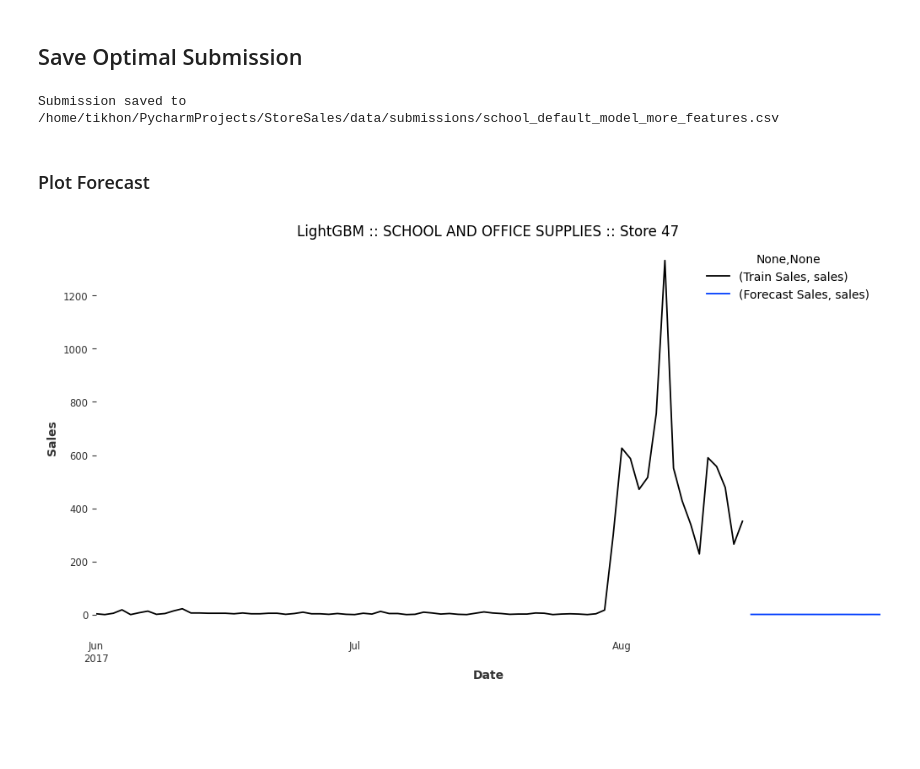
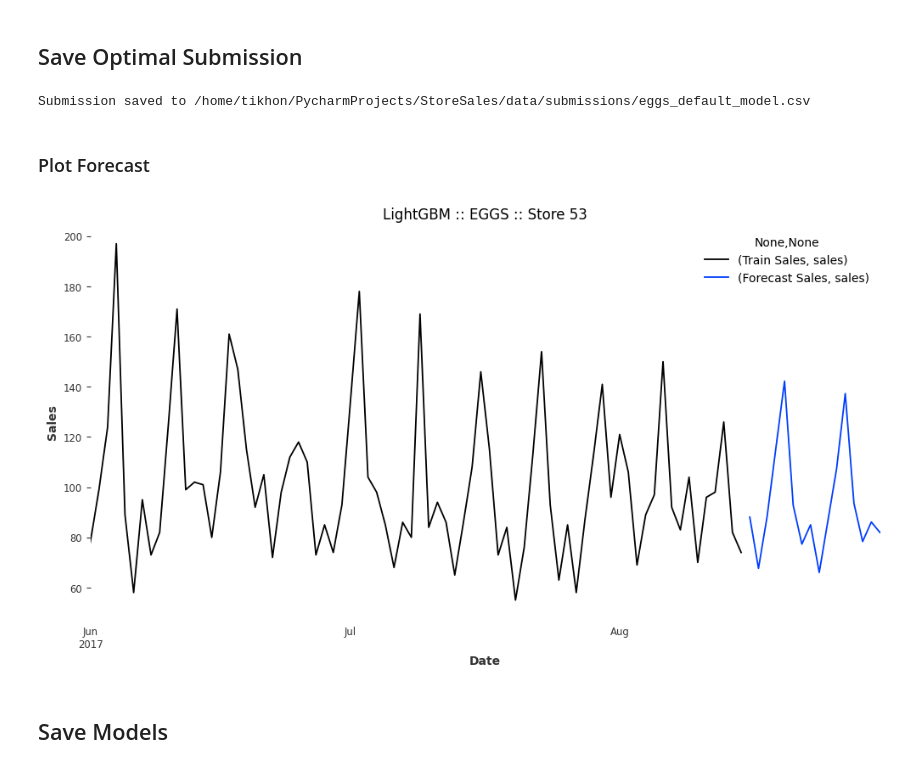
Before and after one commit to Tikhon-Radkevich/Store-Sales, a Jupyter notebook: notebooks/light_gbm/darts_light_gbm_implementation.ipynb, the cells around one changed output. Saved outputs shown, nothing was run; the diff lists cells and outputs as text; code cells hidden in the pictures; blank space fills up the shorter version.

```diff
--- a/notebooks/light_gbm/darts_light_gbm_implementation.ipynb
+++ b/notebooks/light_gbm/darts_light_gbm_implementation.ipynb
@@ -287,14 +241,14 @@ param_suggestor = param_suggestor_class(
     lags=series_lags,
     lags_future_covariates=lags_future_covariates,
     lags_past_covariates=lags_past_covariates,
-    # categorical_static_covariates=CAT_STATIC_COVS,
-    # categorical_future_covariates=CAT_FUTURE_COVS,
+    categorical_static_covariates=CAT_STATIC_COVS,
+    categorical_future_covariates=CAT_FUTURE_COVS,
 )
 # %%
 tuner = LightGBMModelTuner(
     family_datasets=family_datasets, families=families, param_suggestor=param_suggestor
 )
 # %%
-tuner.run_parallel_tune(
-    evaluate_range=VALIDATION_DATE_RANGE, n_jobs=6, eval_stride=1, n_trials=1
+tuner.run_tune(
+    evaluate_range=VALIDATION_DATE_RANGE, eval_stride=1, n_trials=1
 )
@@ -302,7 +274,7 @@ tuner.run_parallel_tune(
 
 #### Fit Best Models
 # %%
-best_lgb_models = tuner.fit_best(n_jobs=6)
+best_lgb_models = tuner.parallel_fit_best(n_jobs=1)
 # %%
 print_models_params(best_lgb_models)
 # %% [output]
@@ -359,7 +331,11 @@ baseline_model_names = ["daily", "day_of_week", "weighted_day"]
 # %% [markdown]
 ### Make LightGBM Predictions && Create Combined Predictor
 # %%
-lightgbm_prediction_df = make_submission_predictions(family_datasets, best_lgb_models)
+lightgbm_prediction_df = make_submission_predictions(
+    scaler=scaler,
+    family_datasets=family_datasets,
+    models=best_lgb_models
+)
 # %%
 advanced_predictor = AdvancedPredictor(
     loss_split_date_str=MIDDLE_TEST_DATE,
@@ -406,20 +382,22 @@ prediction_df = advanced_predictor.get_optimal_prediction(
     lightgbm_drop_families=lightgbm_drop_families
 )
 # %%
-submission_file_name = "school_default_model_more_features.csv"
+submission_file_name = "eggs_default_model.csv"
 
 submission_df = save_submission(prediction_df, submission_file_name)
 # %% [output]
-Submission saved to /home/tikhon/PycharmProjects/StoreSales/data/submissions/school_default_model_more_features.csv
+Submission saved to /home/tikhon/PycharmProjects/StoreSales/data/submissions/eggs_default_model.csv
 # %% [markdown]
 ### Plot Forecast
 # %%
 make_submission_forecast_plot(
     train_df=train_df,
     forecast=prediction_df.reset_index(),
-    family="SCHOOL AND OFFICE SUPPLIES",
-    store_nbr=47,
+    family="EGGS",
+    store_nbr=53,
     drop_before_date=pd.Timestamp("2017-06-01"),
 )
 # %% [output]
-[figure, old version]
+[figure, new version]
+# %% [markdown]
+## Save Models
```
Also changed, not shown: parts of 18 cells of this notebook.
